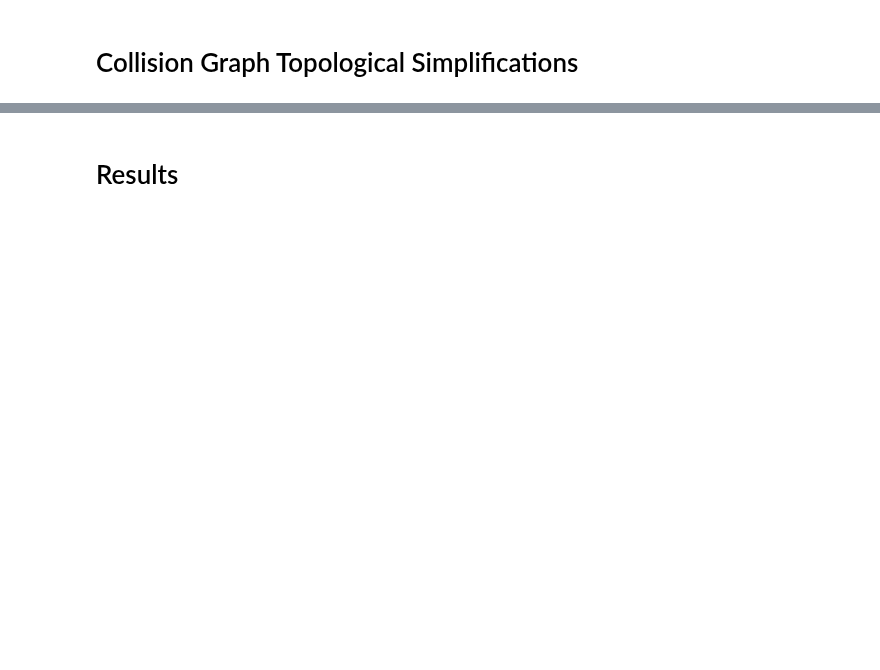
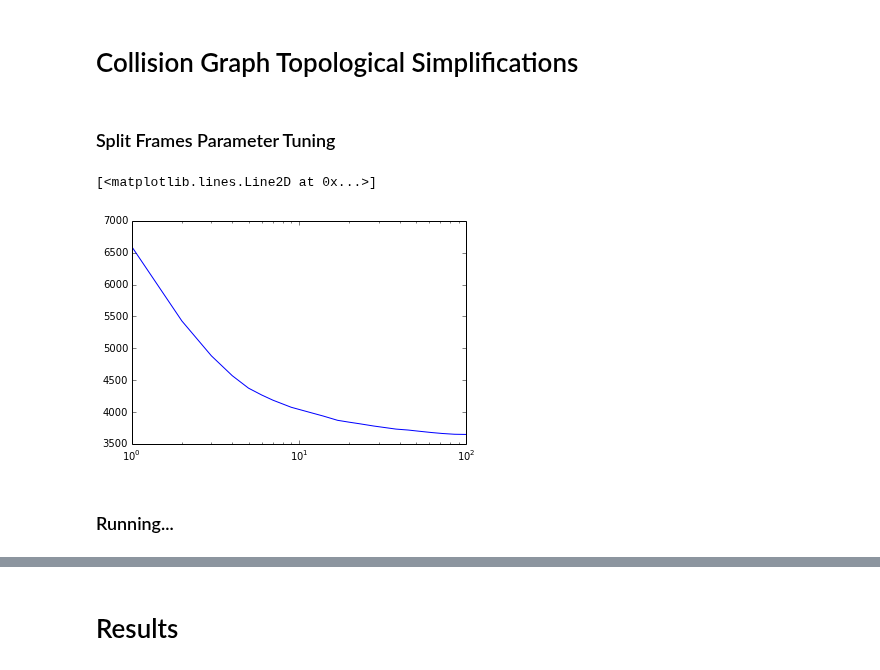
Before and after one commit to amarallab/waldo, a Jupyter notebook: workbooks/beyond_collisions.ipynb, the cells around one changed output, grey strips where cells are left out. Saved outputs shown, nothing was run; the diff lists cells and outputs as text; code cells hidden in the pictures; blank space fills up the shorter version.

```diff
--- a/workbooks/beyond_collisions.ipynb
+++ b/workbooks/beyond_collisions.ipynb
@@ -205,3 +202,26 @@ Component sizes and example nodes in descending order
 # %% [markdown]
 # Collision Graph Topological Simplifications
+# %% [markdown]
+### Split Frames Parameter Tuning
+# %%
+max_split_frames_range = sorted(list(set(int(x) for x in set(np.logspace(0, 2, 30)))))
+nodes_left = []
+
+max_dead_end_frames = 20
+
+for msf in max_split_frames_range:
+    graph_mod2 = graph_mod.copy()
+    collider.remove_single_descendents(graph_mod2)
+    collider.remove_fission_fusion(graph_mod2, max_split_frames=msf)
+    collider.remove_offshoots(graph_mod2, threshold=max_dead_end_frames)
+    collider.remove_single_descendents(graph_mod2)
+    nodes_left.append(len(graph_mod2))
+# %%
+f, ax = plt.subplots()
+ax.semilogx(max_split_frames_range, nodes_left)
+# %% [output]
+[<matplotlib.lines.Line2D at 0x...>]
+[figure, added]
+# %% [markdown]
+### Running...
 # %%
```
Also changed, not shown: parts of 13 cells of this notebook, 1 other file.
